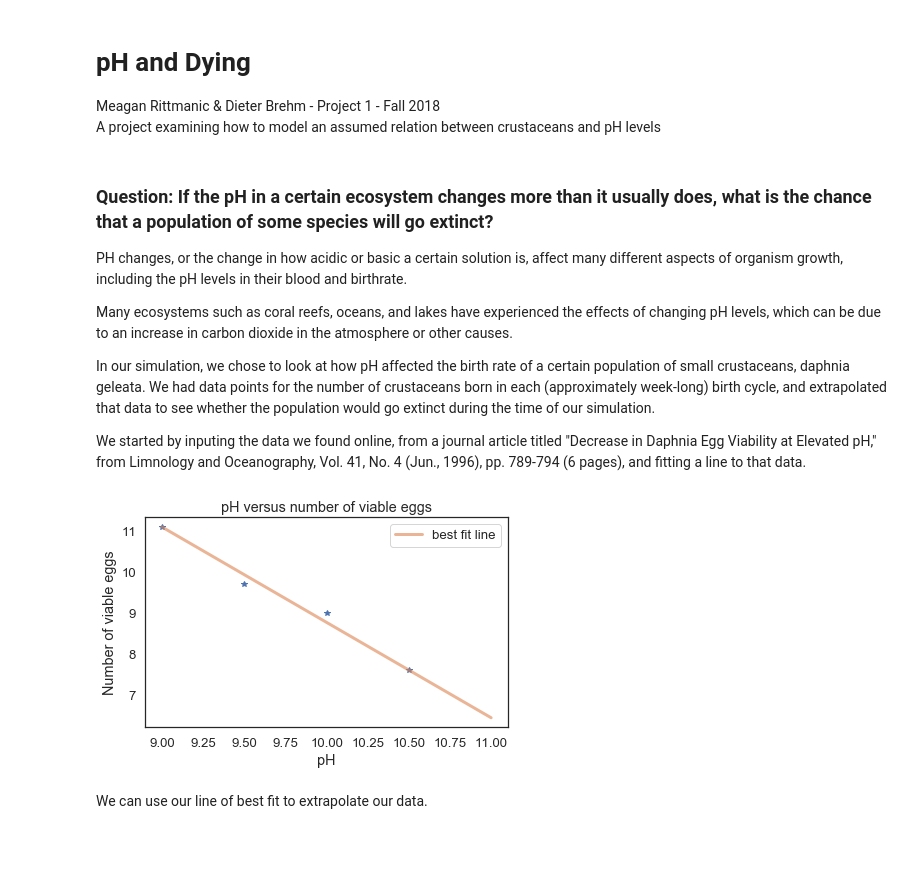
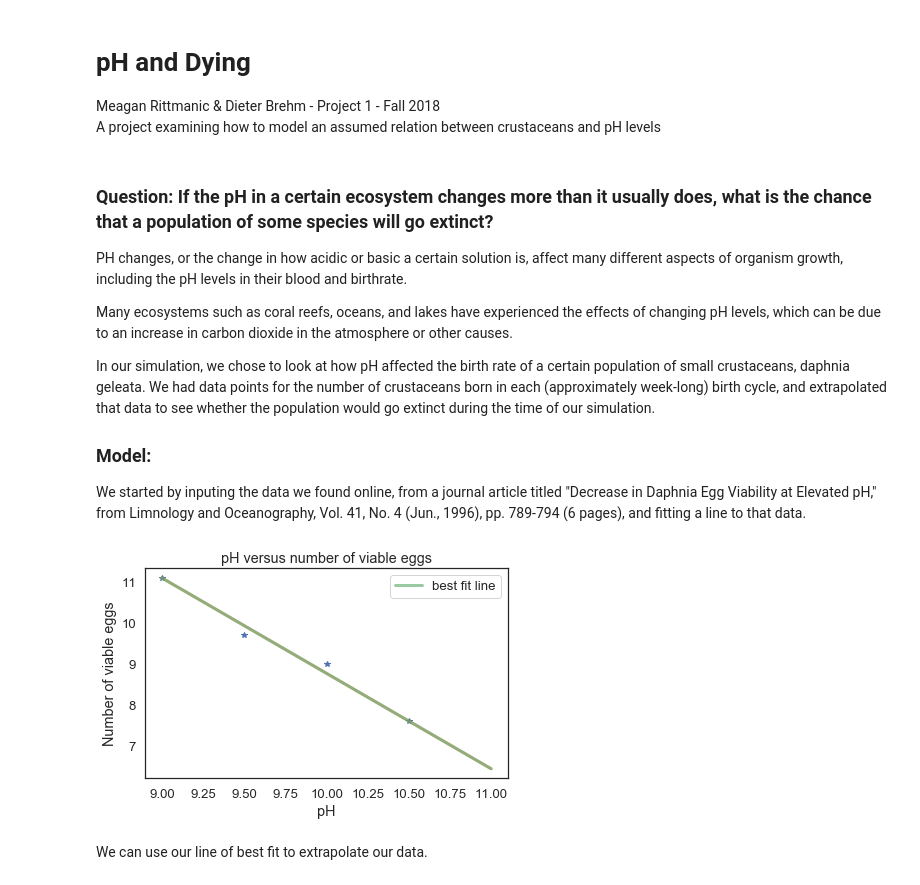
Before and after one commit to Inkering/pHandDying, a Jupyter notebook: code/pHandDyingRoughDraft.ipynb, the cells around one changed output. Cells and saved outputs as stored; diff of their text form; code cells hidden in the pictures; blank space fills up the shorter version.

```diff
--- a/code/pHandDyingRoughDraft.ipynb
+++ b/code/pHandDyingRoughDraft.ipynb
@@ -19,28 +19,30 @@ Many ecosystems such as coral reefs, oceans, and lakes have experienced the effe
 
 In our simulation, we chose to look at how pH affected the birth rate of a certain population of small crustaceans, daphnia geleata. We had data points for the number of crustaceans born in each (approximately week-long) birth cycle, and extrapolated that data to see whether the population would go extinct during the time of our simulation.
 
+### Model:
 We started by inputing the data we found online, from a journal article titled "Decrease in Daphnia Egg Viability at Elevated pH," from Limnology and Oceanography, Vol. 41, No. 4 (Jun., 1996), pp. 789-794 (6 pages), and fitting a line to that data.
 # %%
 # Plot our data points for pH levels and crustacean birth rates
 plt.plot([9,9.5,10,10.5], [11.1, 9.7, 9, 7.6], '*')
 
 # Create a best-fit line
 def run_match():
     match = TimeSeries()
     match[9] = 11.1
     for p in linrange(9, 11, 1):
         match [p+1] = match[p] - 2.33
     return match
 
 # overlay the fit line with our data
 p2 = run_match()
+plot (p2)
 plot(p2, label="best fit line")
 decorate(xlabel = 'pH',
          ylabel = 'Number of viable eggs',
          title = 'pH versus number of viable eggs')
 plt.show()
 # %% [output]
-[figure, old version]
+[figure, new version]
 # %% [markdown]
 We can use our line of best fit to extrapolate our data.
 # %%
```
Also changed, not shown: parts of 10 cells of this notebook.
